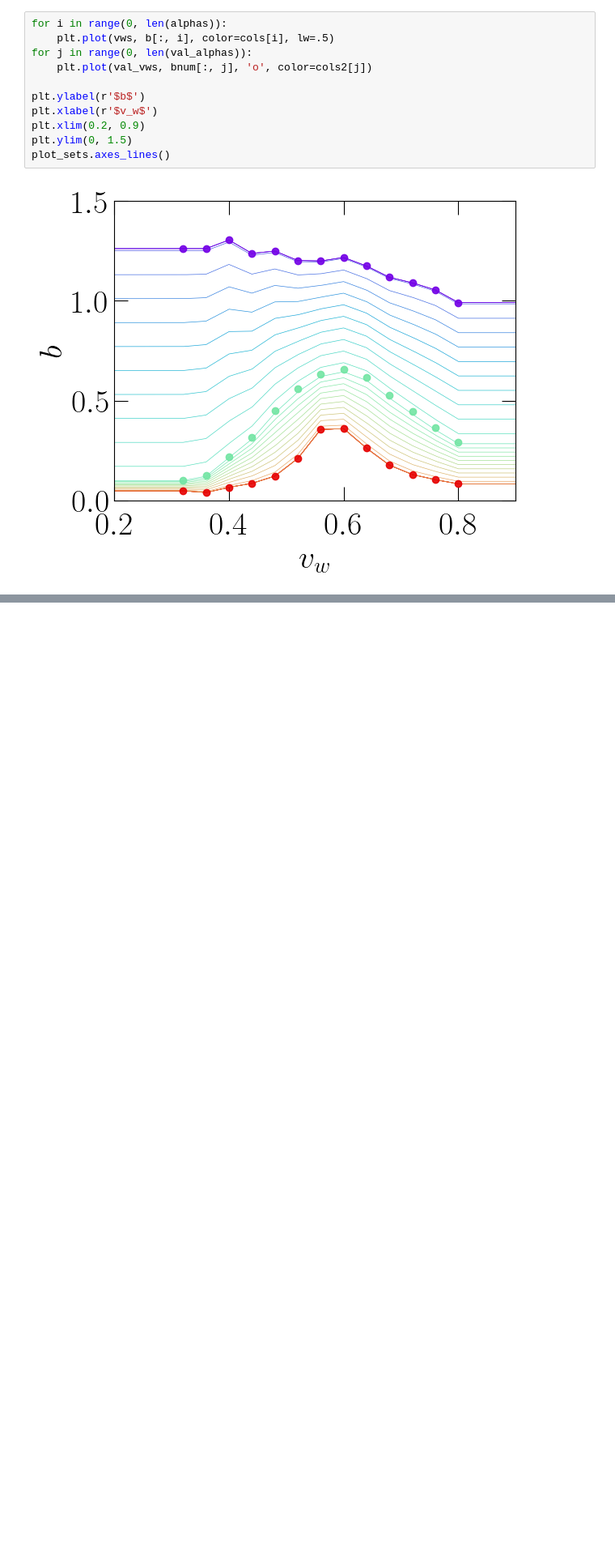
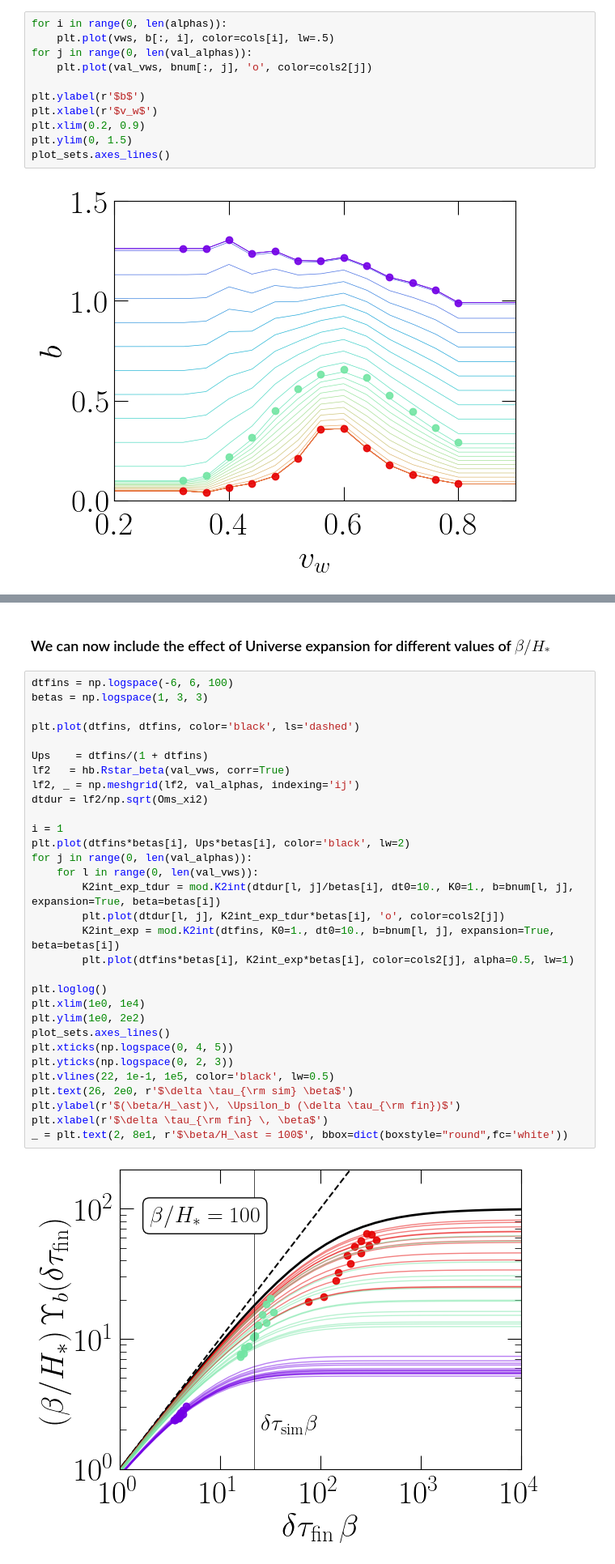
Before and after one commit to CosmoGW/CosmoGW, a Jupyter notebook: tutorials/GWs_sound-waves.ipynb, the cells around one changed output, grey strips where cells are left out. Shown at 81% size. Drawn from its saved outputs; the diff is of its cells as text; blank space fills up the shorter version.

```diff
--- a/tutorials/GWs_sound-waves.ipynb
+++ b/tutorials/GWs_sound-waves.ipynb
@@ -238,0 +331,35 @@ Text(0.5, 0, '$\\delta \\tau_{\\rm fin} \\, \\beta$')
+# %% [markdown]
+### We can now include the effect of Universe expansion for different values of $\beta/H_\ast$
+# %%
+dtfins = np.logspace(-6, 6, 100)
+betas = np.logspace(1, 3, 3)
+
+plt.plot(dtfins, dtfins, color='black', ls='dashed')
+
+Ups    = dtfins/(1 + dtfins)
+lf2   = hb.Rstar_beta(val_vws, corr=True)
+lf2, _ = np.meshgrid(lf2, val_alphas, indexing='ij')
+dtdur = lf2/np.sqrt(Oms_xi2)
+
+i = 1
+plt.plot(dtfins*betas[i], Ups*betas[i], color='black', lw=2)
+for j in range(0, len(val_alphas)):
+    for l in range(0, len(val_vws)):
+        K2int_exp_tdur = mod.K2int(dtdur[l, j]/betas[i], dt0=10., K0=1., b=bnum[l, j], expansion=True, beta=betas[i])
+        plt.plot(dtdur[l, j], K2int_exp_tdur*betas[i], 'o', color=cols2[j])
+        K2int_exp = mod.K2int(dtfins, K0=1., dt0=10., b=bnum[l, j], expansion=True, beta=betas[i])
+        plt.plot(dtfins*betas[i], K2int_exp*betas[i], color=cols2[j], alpha=0.5, lw=1)
+
+plt.loglog()
+plt.xlim(1e0, 1e4)
+plt.ylim(1e0, 2e2)
+plot_sets.axes_lines()
+plt.xticks(np.logspace(0, 4, 5))
+plt.yticks(np.logspace(0, 2, 3))
+plt.vlines(22, 1e-1, 1e5, color='black', lw=0.5)
+plt.text(26, 2e0, r'$\delta \tau_{\rm sim} \beta$')
+plt.ylabel(r'$(\beta/H_\ast)\, \Upsilon_b (\delta \tau_{\rm fin})$')
+plt.xlabel(r'$\delta \tau_{\rm fin} \, \beta$')
+_ = plt.text(2, 8e1, r'$\beta/H_\ast = 100$', bbox=dict(boxstyle="round",fc='white'))
+# %% [output]
+[figure, added]
```
Also changed, not shown: parts of 44 cells of this notebook.
